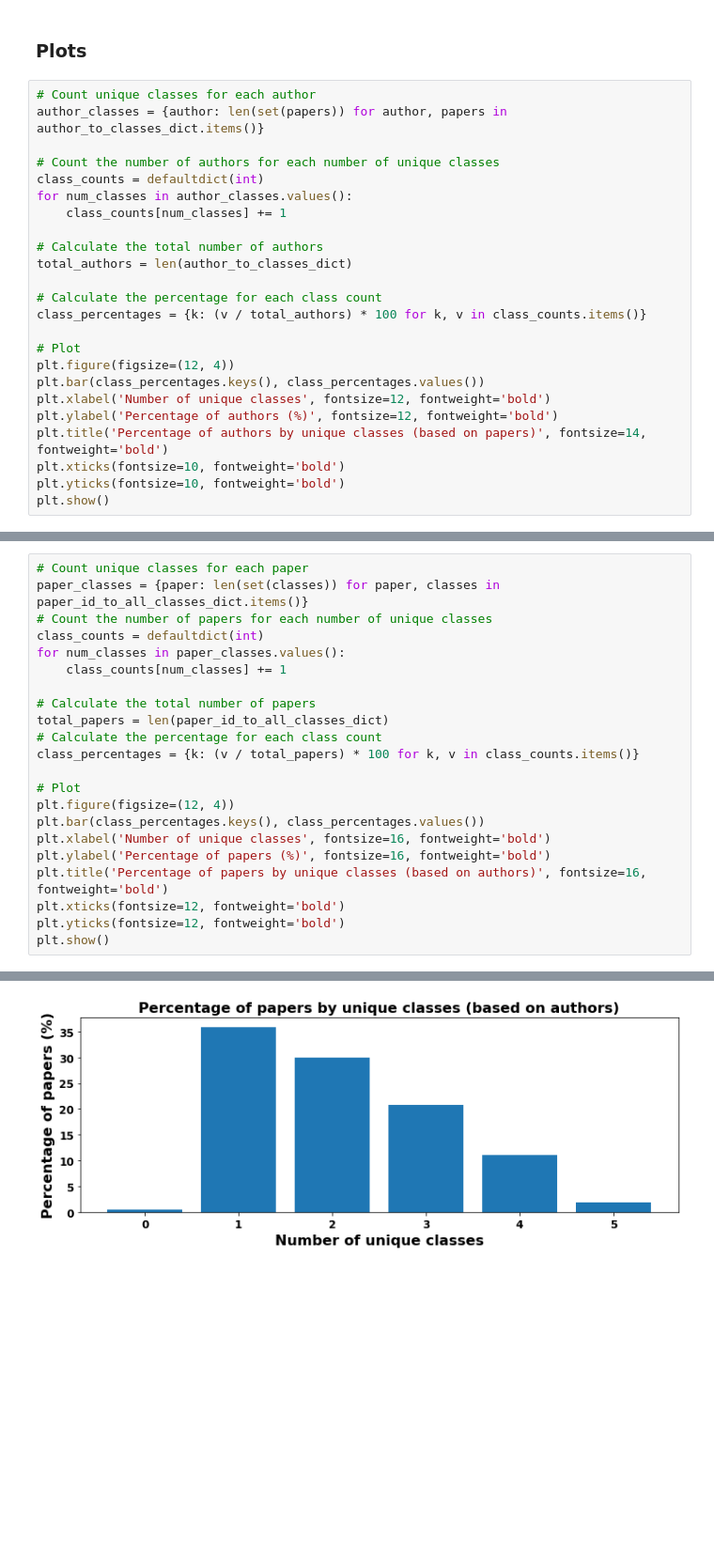
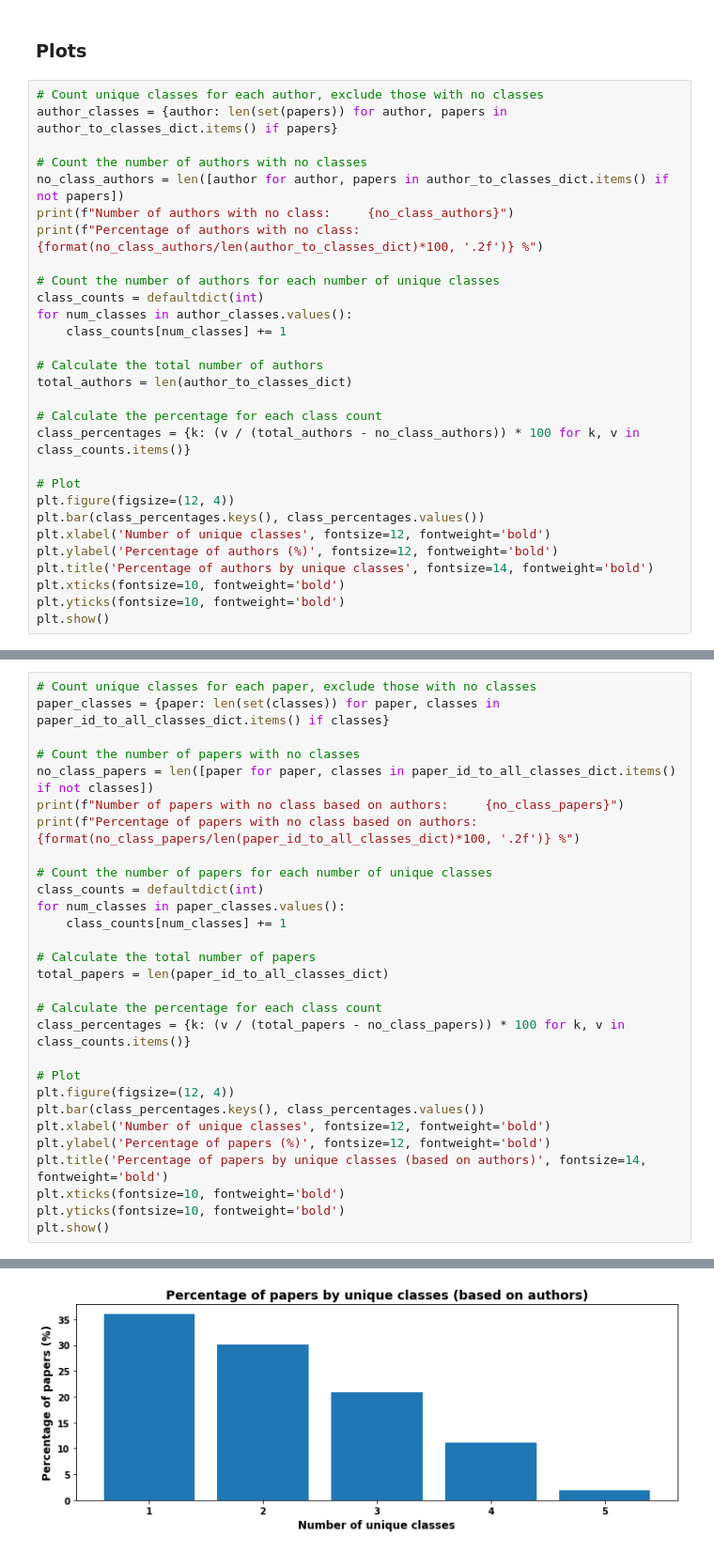
Before and after one commit to panagiotisgia/Publication_Venue_Prediction, a Jupyter notebook: authors_feature_extract.ipynb, the cells around one changed output, grey strips where cells are left out. Shown at 94% size. Saved outputs shown, nothing was run; the diff lists cells and outputs as text; blank space fills up the shorter version.

```diff
--- a/authors_feature_extract.ipynb
+++ b/authors_feature_extract.ipynb
@@ -198,8 +198,13 @@ df.head(5)
 # %% [markdown]
 ### Plots
 # %%
-# Count unique classes for each author
-author_classes = {author: len(set(papers)) for author, papers in author_to_classes_dict.items()}
+# Count unique classes for each author, exclude those with no classes
+author_classes = {author: len(set(papers)) for author, papers in author_to_classes_dict.items() if papers}
+
+# Count the number of authors with no classes
+no_class_authors = len([author for author, papers in author_to_classes_dict.items() if not papers])
+print(f"Number of authors with no class:     {no_class_authors}")
+print(f"Percentage of authors with no class: {format(no_class_authors/len(author_to_classes_dict)*100, '.2f')} %")
 
 # Count the number of authors for each number of unique classes
 class_counts = defaultdict(int)
@@ -210,14 +215,14 @@ for num_classes in author_classes.values():
 total_authors = len(author_to_classes_dict)
 
 # Calculate the percentage for each class count
-class_percentages = {k: (v / total_authors) * 100 for k, v in class_counts.items()}
+class_percentages = {k: (v / (total_authors - no_class_authors)) * 100 for k, v in class_counts.items()}
 
 # Plot
 plt.figure(figsize=(12, 4))
 plt.bar(class_percentages.keys(), class_percentages.values())
 plt.xlabel('Number of unique classes', fontsize=12, fontweight='bold')
 plt.ylabel('Percentage of authors (%)', fontsize=12, fontweight='bold')
-plt.title('Percentage of authors by unique classes (based on papers)', fontsize=14, fontweight='bold')
+plt.title('Percentage of authors by unique classes', fontsize=14, fontweight='bold')
 plt.xticks(fontsize=10, fontweight='bold')
 plt.yticks(fontsize=10, fontweight='bold')
 plt.show()
@@ -226,6 +233,12 @@ plt.show()
 # %%
-# Count unique classes for each paper
-paper_classes = {paper: len(set(classes)) for paper, classes in paper_id_to_all_classes_dict.items()}
+# Count unique classes for each paper, exclude those with no classes
+paper_classes = {paper: len(set(classes)) for paper, classes in paper_id_to_all_classes_dict.items() if classes}
+
+# Count the number of papers with no classes
+no_class_papers = len([paper for paper, classes in paper_id_to_all_classes_dict.items() if not classes])
+print(f"Number of papers with no class based on authors:     {no_class_papers}")
+print(f"Percentage of papers with no class based on authors: {format(no_class_papers/len(paper_id_to_all_classes_dict)*100, '.2f')} %")
+
 # Count the number of papers for each number of unique classes
 class_counts = defaultdict(int)
 for num_classes in paper_classes.values():
@@ -233,16 +246,17 @@ for num_classes in paper_classes.values():
 
 # Calculate the total number of papers
 total_papers = len(paper_id_to_all_classes_dict)
+
 # Calculate the percentage for each class count
-class_percentages = {k: (v / total_papers) * 100 for k, v in class_counts.items()}
+class_percentages = {k: (v / (total_papers - no_class_papers)) * 100 for k, v in class_counts.items()}
 
 # Plot
 plt.figure(figsize=(12, 4))
 plt.bar(class_percentages.keys(), class_percentages.values())
-plt.xlabel('Number of unique classes', fontsize=16, fontweight='bold')
-plt.ylabel('Percentage of papers (%)', fontsize=16, fontweight='bold')
-plt.title('Percentage of papers by unique classes (based on authors)', fontsize=16, fontweight='bold')
-plt.xticks(fontsize=12, fontweight='bold')
-plt.yticks(fontsize=12, fontweight='bold')
+plt.xlabel('Number of unique classes', fontsize=12, fontweight='bold')
+plt.ylabel('Percentage of papers (%)', fontsize=12, fontweight='bold')
+plt.title('Percentage of papers by unique classes (based on authors)', fontsize=14, fontweight='bold')
+plt.xticks(fontsize=10, fontweight='bold')
+plt.yticks(fontsize=10, fontweight='bold')
 plt.show()
 # %% [output]
@@ -249 +265 @@ plt.show()
-[figure, old version]
+[figure, new version]
```
Also changed, not shown: parts of 2 cells of this notebook, 1 other file.
